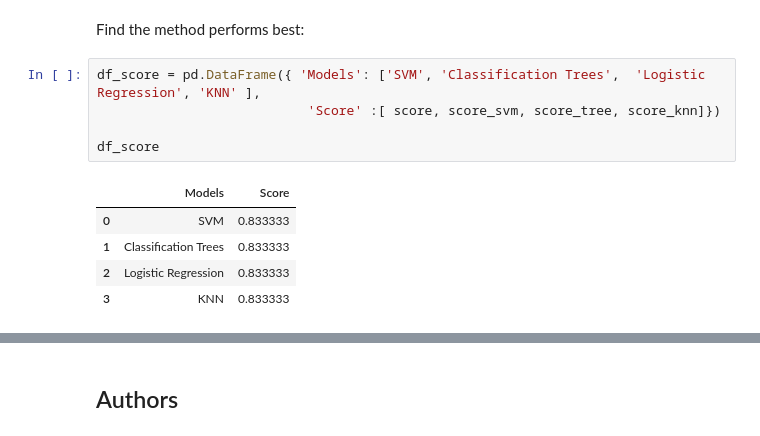
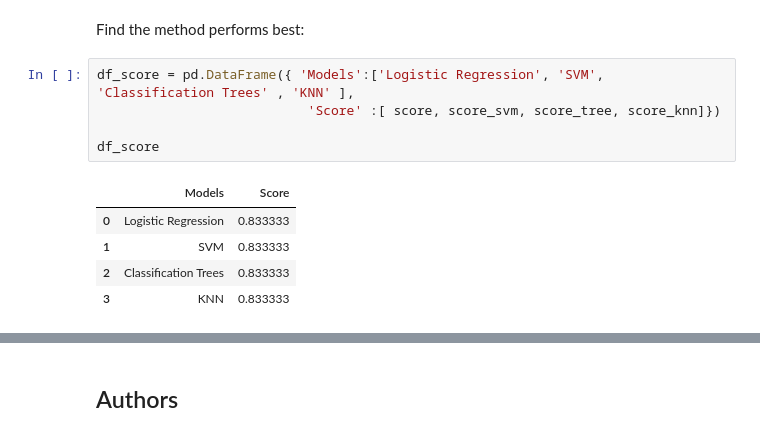
Before and after one commit to anaoliveirac/Data-Science-Capstone, a Jupyter notebook: SpaceX-Machine-Learning-Prediction-Part-5-v1.ipynb, the cells around one changed output, grey strips where cells are left out. Cells and saved outputs as stored; diff of their text form.

```diff
--- a/SpaceX-Machine-Learning-Prediction-Part-5-v1.ipynb
+++ b/SpaceX-Machine-Learning-Prediction-Part-5-v1.ipynb
@@ -364,13 +364,13 @@ plot_confusion_matrix(Y_test,yhat_knn)
 # %% [markdown]
 Find the method performs best:
 # %%
-df_score = pd.DataFrame({ 'Models': ['SVM', 'Classification Trees',  'Logistic Regression', 'KNN' ],
+df_score = pd.DataFrame({ 'Models':['Logistic Regression', 'SVM', 'Classification Trees' , 'KNN' ],
                            'Score' :[ score, score_svm, score_tree, score_knn]})
 
 df_score
 # %% [output]
 |  | Models | Score |
-| 0 | SVM | 0.833333 |
-| 1 | Classification Trees | 0.833333 |
-| 2 | Logistic Regression | 0.833333 |
+| 0 | Logistic Regression | 0.833333 |
+| 1 | SVM | 0.833333 |
+| 2 | Classification Trees | 0.833333 |
 | 3 | KNN | 0.833333 |
```
Also changed, not shown: parts of 3 cells of this notebook.
